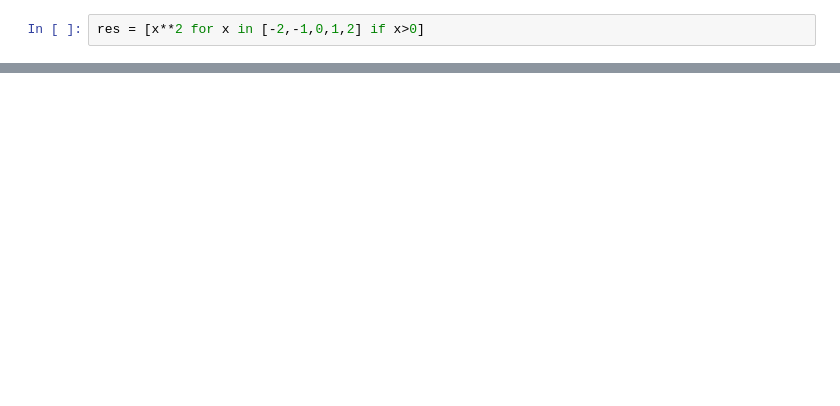
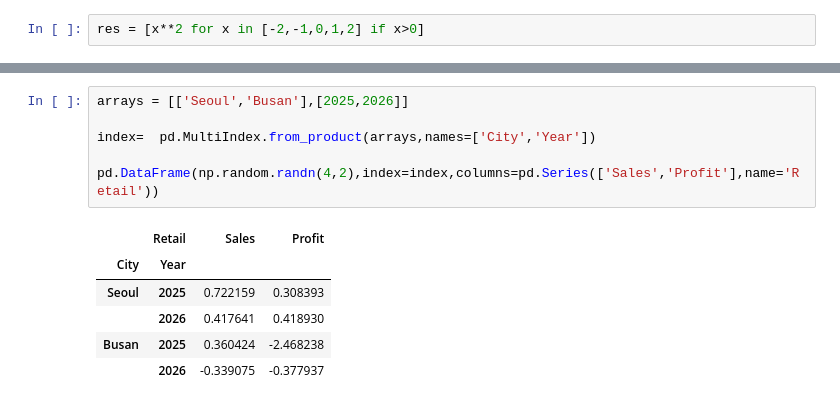
Before and after one commit to han942/vscode, a Jupyter notebook: dataprocess_class/week4/prac_week4.ipynb, the cells around one changed output, grey strips where cells are left out. Saved outputs shown, nothing was run; the diff lists cells and outputs as text; blank space fills up the shorter version.

```diff
--- a/dataprocess_class/week4/prac_week4.ipynb
+++ b/dataprocess_class/week4/prac_week4.ipynb
@@ -110,0 +216,13 @@ res = [x**2 for x in [-2,-1,0,1,2] if x>0]
+# %%
+arrays = [['Seoul','Busan'],[2025,2026]]
+
+index=  pd.MultiIndex.from_product(arrays,names=['City','Year'])
+
+pd.DataFrame(np.random.randn(4,2),index=index,columns=pd.Series(['Sales','Profit'],name='Retail'))
+# %% [output]
+|  | Retail | Sales | Profit |
+| City | Year |  |  |
+| Seoul | 2025 | 0.722159 | 0.308393 |
+|  | 2026 | 0.417641 | 0.418930 |
+| Busan | 2025 | 0.360424 | -2.468238 |
+|  | 2026 | -0.339075 | -0.377937 |
```
Also changed, not shown: parts of 16 cells of this notebook, 6 other files.
